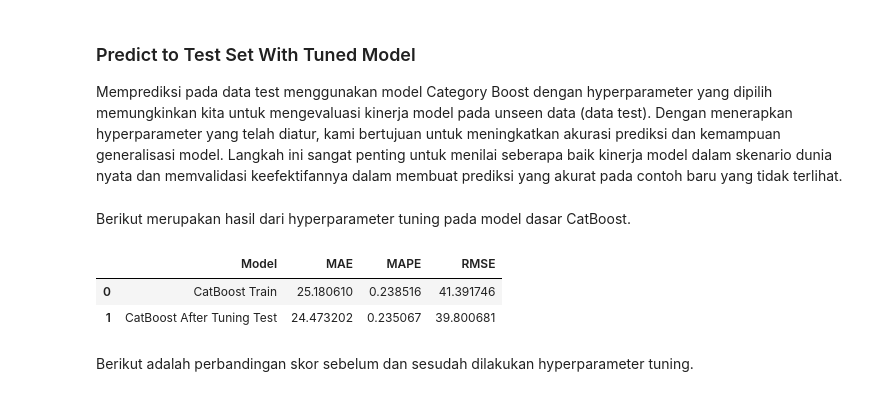
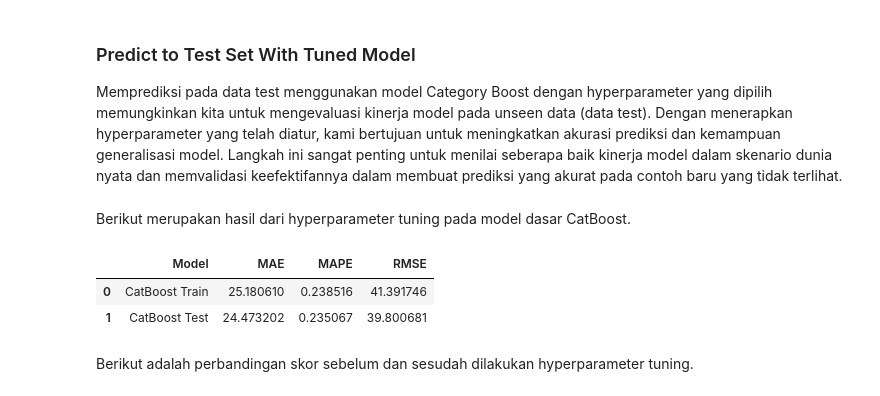
Before and after one commit to ihzayusuf29/Capital-BikeShare-Bike-Demand-Prediction, a Jupyter notebook: notebooks/Capital_BikeShare_Bike_Demand_Prediction.ipynb, the cells around one changed output. Cells and saved outputs as stored; diff of their text form; code cells hidden in the pictures.

```diff
--- a/notebooks/Capital_BikeShare_Bike_Demand_Prediction.ipynb
+++ b/notebooks/Capital_BikeShare_Bike_Demand_Prediction.ipynb
@@ -82,7 +80,7 @@ warnings.filterwarnings('ignore')
 # Load Dataset
 ---
 # %%
-data = pd.read_csv('data_bike_sharing.csv')
+data = pd.read_csv('C:/Users/Ihza/Documents/Capstone_Project_3/data/data_bike_sharing.csv')
 display(data.head())
 # %% [output]
 |  | dteday | hum | weathersit | holiday | season | atemp | temp | hr | casual | registered | ... |
@@ -656,15 +654,15 @@ Berikut merupakan hasil dari hyperparameter tuning pada model dasar CatBoost.
 # %%
 train_result = model_bench[7:8].set_index('Model', drop = True)
 merged = pd.concat([train_result, score_after_tuning])
 merged.reset_index(inplace=True)
 merged.drop(columns = 'index', inplace = True)
-merged['Model'] = ['CatBoost Train', 'CatBoost After Tuning Test']
+merged['Model'] = ['CatBoost Train', 'CatBoost Test']
 merged.set_index('Model', drop = True)
 merged[['Model','MAE', 'MAPE', 'RMSE']]
 # %% [output]
 |  | Model | MAE | MAPE | RMSE |
 | 0 | CatBoost Train | 25.180610 | 0.238516 | 41.391746 |
-| 1 | CatBoost After Tuning Test | 24.473202 | 0.235067 | 39.800681 |
+| 1 | CatBoost Test | 24.473202 | 0.235067 | 39.800681 |
 # %% [markdown]
 Berikut adalah perbandingan skor sebelum dan sesudah dilakukan hyperparameter tuning.
 # %%
```
Also changed, not shown: parts of 8 cells of this notebook, 7 other files.
